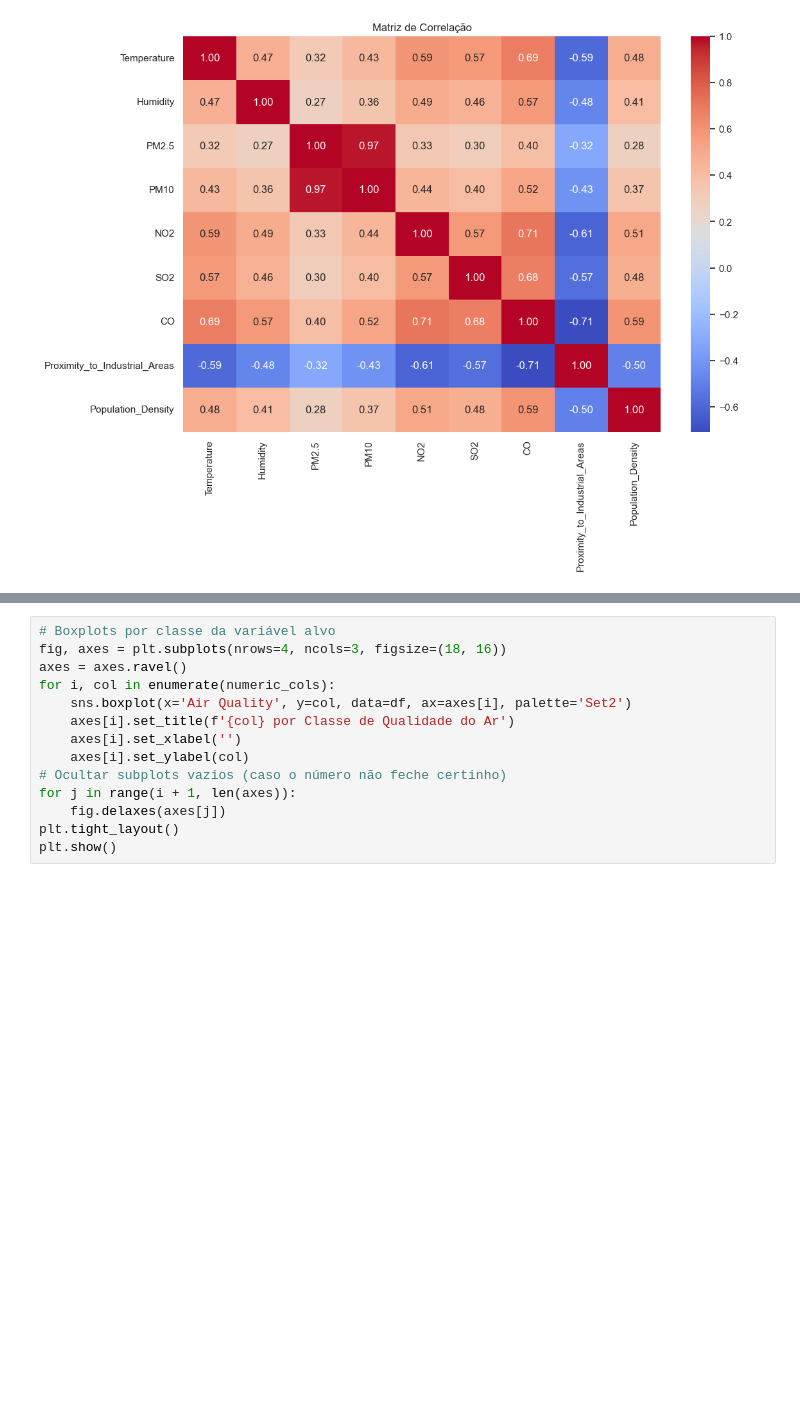
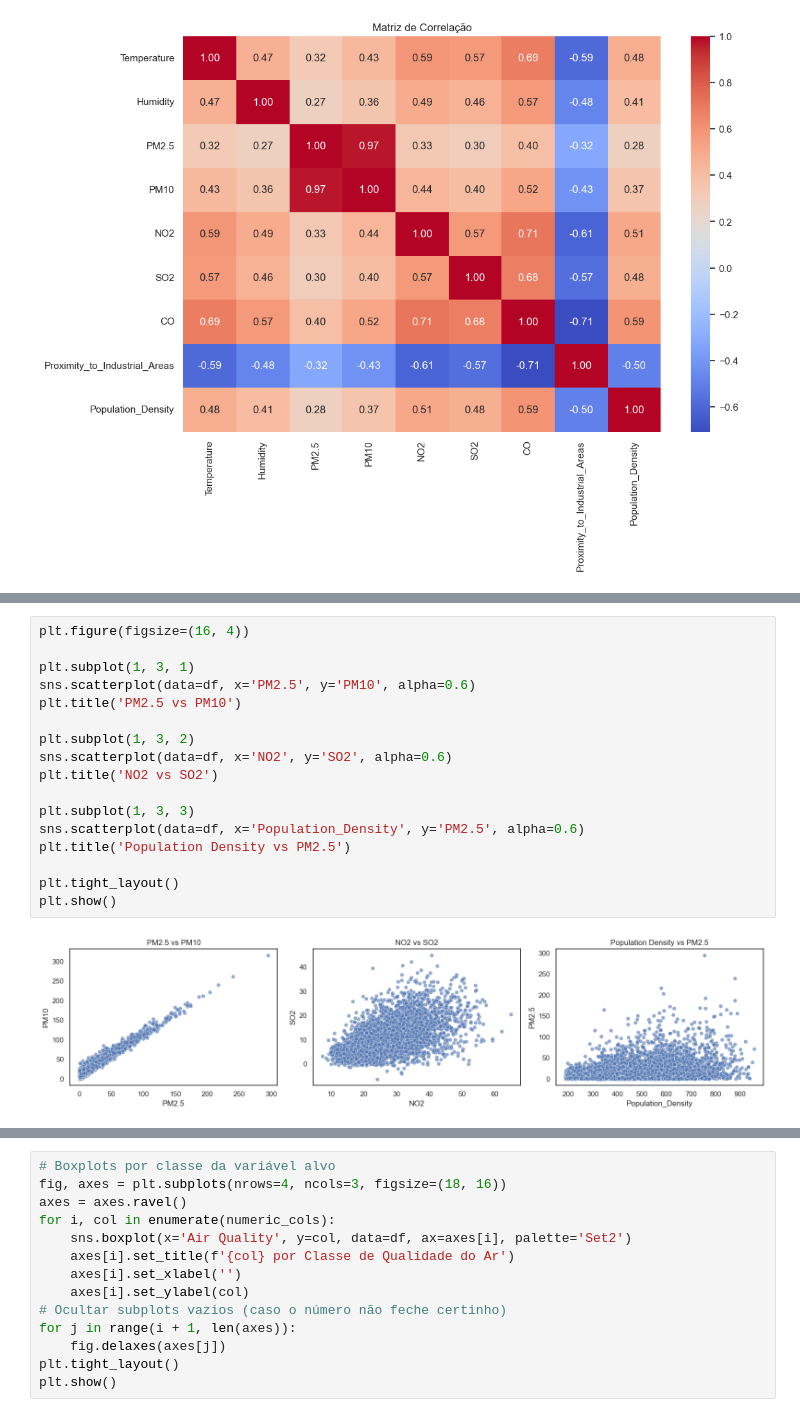
Before and after one commit to guilhermemonte31/RNA-2025.1-PP3, a Jupyter notebook: analise_exploratoria.ipynb, the cells around one changed output, grey strips where cells are left out. Cells and saved outputs as stored; diff of their text form; blank space fills up the shorter version.

Commit message:
Comentários sobre os plots, novos plots de exemplo e comentários sobre o uso do StandScaler()

```diff
--- a/analise_exploratoria.ipynb
+++ b/analise_exploratoria.ipynb
@@ -133,0 +163,19 @@ plt.show()
+# %%
+plt.figure(figsize=(16, 4))
+
+plt.subplot(1, 3, 1)
+sns.scatterplot(data=df, x='PM2.5', y='PM10', alpha=0.6)
+plt.title('PM2.5 vs PM10')
+
+plt.subplot(1, 3, 2)
+sns.scatterplot(data=df, x='NO2', y='SO2', alpha=0.6)
+plt.title('NO2 vs SO2')
+
+plt.subplot(1, 3, 3)
+sns.scatterplot(data=df, x='Population_Density', y='PM2.5', alpha=0.6)
+plt.title('Population Density vs PM2.5')
+
+plt.tight_layout()
+plt.show()
+# %% [output]
+[figure, added]
```
Also changed, not shown: parts of 18 cells of this notebook.
